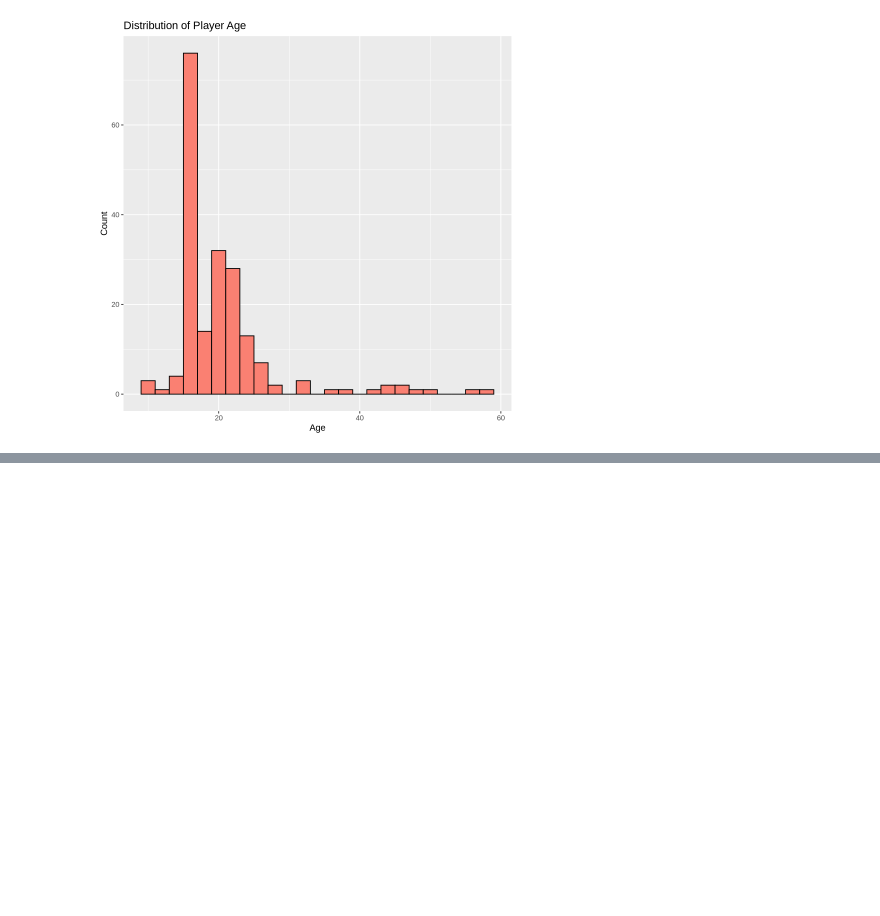
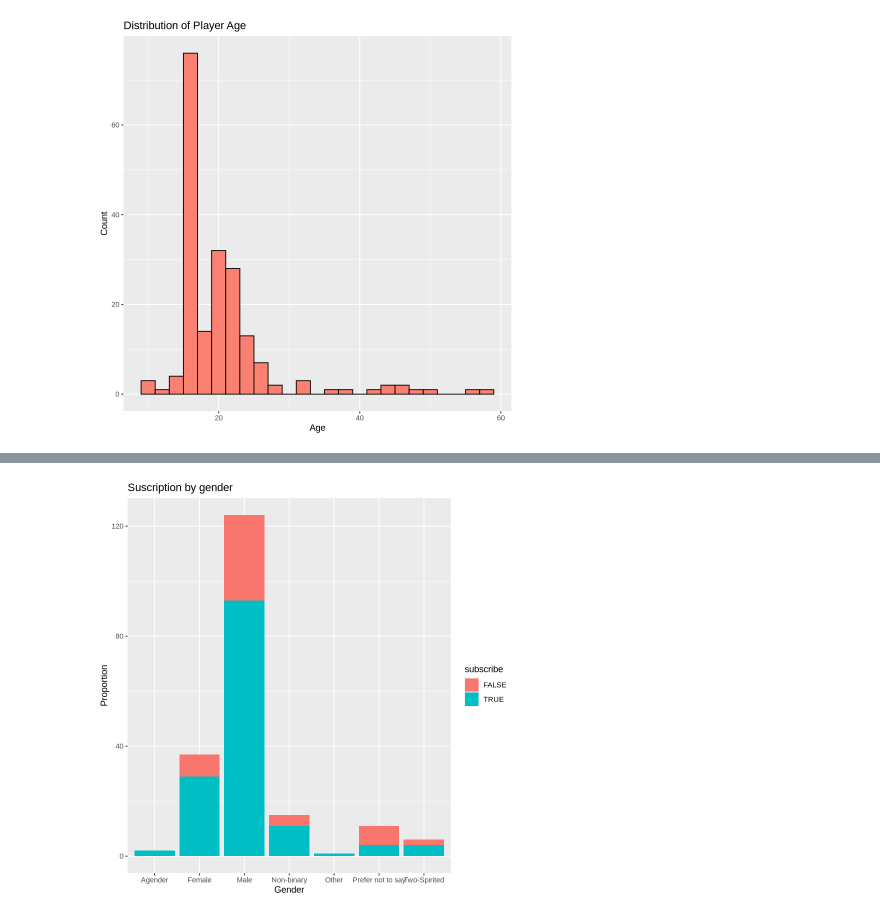
Before and after one commit to iliu0720/individual_planning_report, a Jupyter notebook: Individual_planning_repot.ipynb, the cells around one changed output, grey strips where cells are left out. Cells and saved outputs as stored; diff of their text form; code cells hidden in the pictures; blank space fills up the shorter version.

```diff
--- a/Individual_planning_repot.ipynb
+++ b/Individual_planning_repot.ipynb
@@ -149,0 +254,7 @@ Datasets:
+# %%
+ggplot(players, aes(x = gender, fill = subscribe)) +
+    geom_bar(postition = "fill") +
+    labs(title = "Suscription by gender",
+         x = "Gender",
+         y = "Proportion")
+# %% [output]
@@ -149,0 +263 @@ Datasets:
+[figure, added]
```
Also changed, not shown: parts of 21 cells of this notebook.
